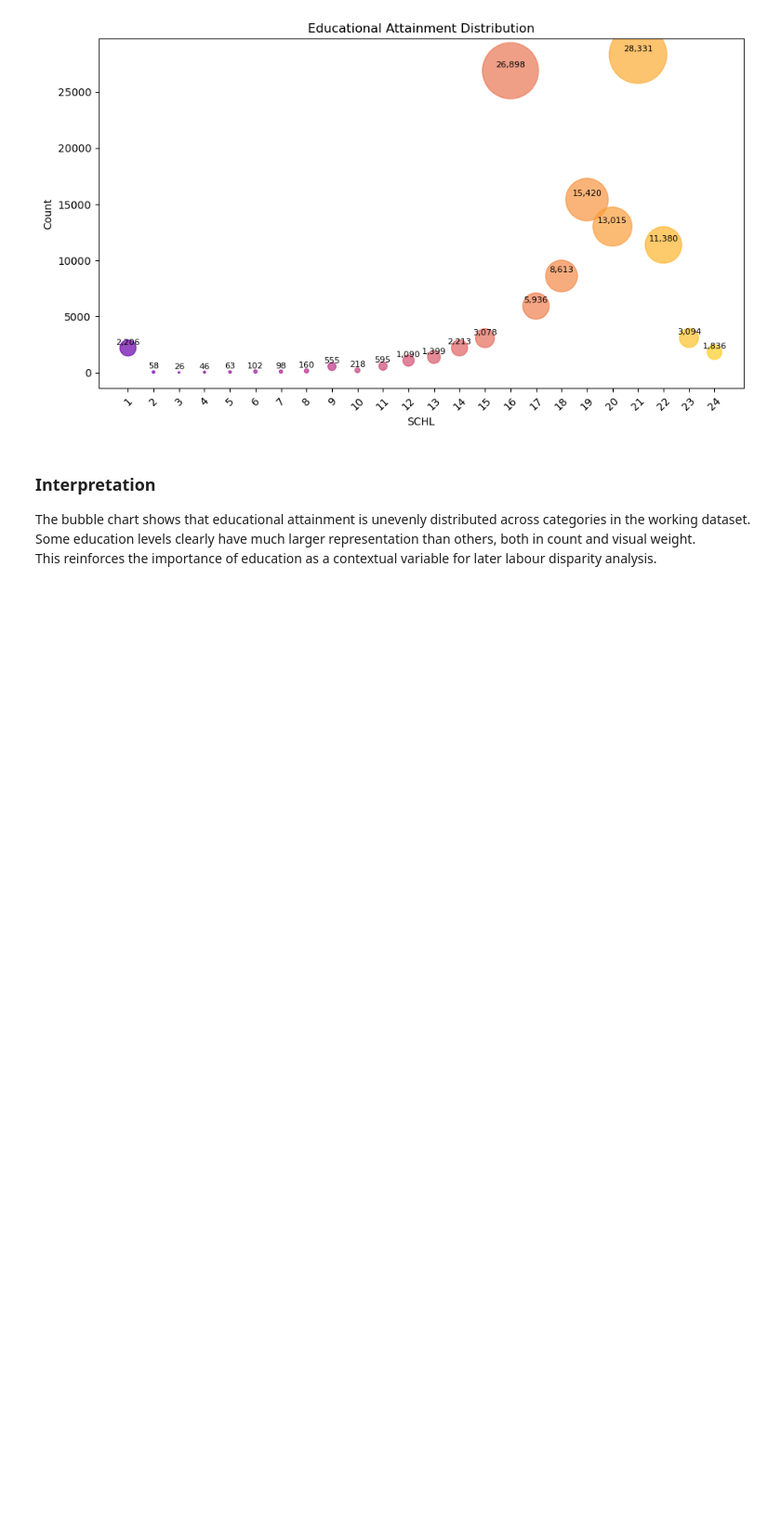
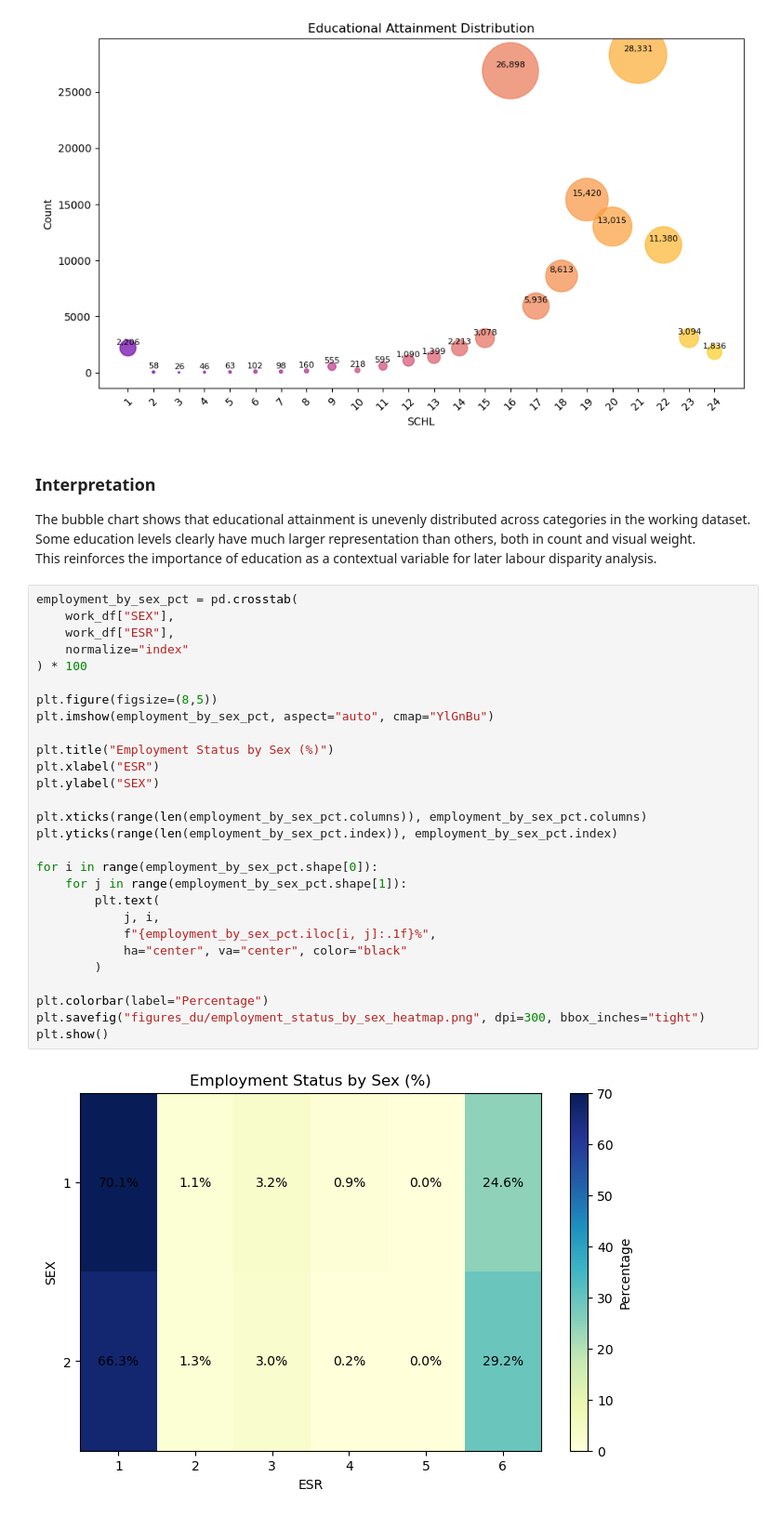
Before and after one commit to ClaraQuilapan/ca2-90-2022475, a Jupyter notebook: Untitled.ipynb, the cells around one changed output. Shown at 93% size. Drawn from its saved outputs; the diff is of its cells as text; blank space fills up the shorter version.

Commit message:
Update Untitled.ipynb
Add heatmap for employment status by sex percentages & Interpretation markdown

```diff
--- a/Untitled.ipynb
+++ b/Untitled.ipynb
@@ -328,3 +328,33 @@ plt.show()
 The bubble chart shows that educational attainment is unevenly distributed across categories in the working dataset.
 Some education levels clearly have much larger representation than others, both in count and visual weight.
 This reinforces the importance of education as a contextual variable for later labour disparity analysis.
+# %%
+employment_by_sex_pct = pd.crosstab(
+    work_df["SEX"],
+    work_df["ESR"],
+    normalize="index"
+) * 100
+
+plt.figure(figsize=(8,5))
+plt.imshow(employment_by_sex_pct, aspect="auto", cmap="YlGnBu")
+
+plt.title("Employment Status by Sex (%)")
+plt.xlabel("ESR")
+plt.ylabel("SEX")
+
+plt.xticks(range(len(employment_by_sex_pct.columns)), employment_by_sex_pct.columns)
+plt.yticks(range(len(employment_by_sex_pct.index)), employment_by_sex_pct.index)
+
+for i in range(employment_by_sex_pct.shape[0]):
+    for j in range(employment_by_sex_pct.shape[1]):
+        plt.text(
+            j, i,
+            f"{employment_by_sex_pct.iloc[i, j]:.1f}%",
+            ha="center", va="center", color="black"
+        )
+
+plt.colorbar(label="Percentage")
+plt.savefig("figures_du/employment_status_by_sex_heatmap.png", dpi=300, bbox_inches="tight")
+plt.show()
+# %% [output]
+[figure, added]
```
Also changed, not shown: parts of 1 cell of this notebook.
